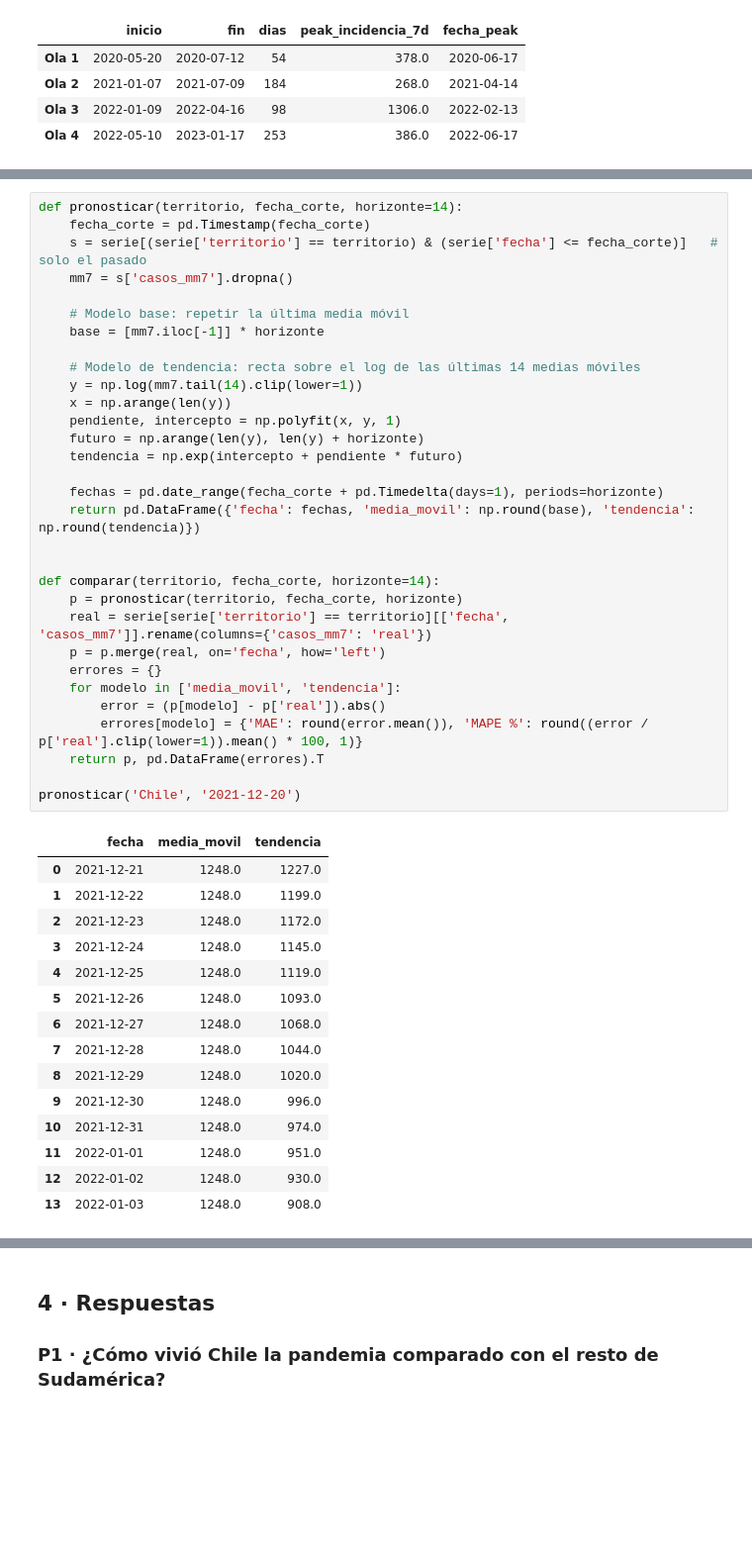
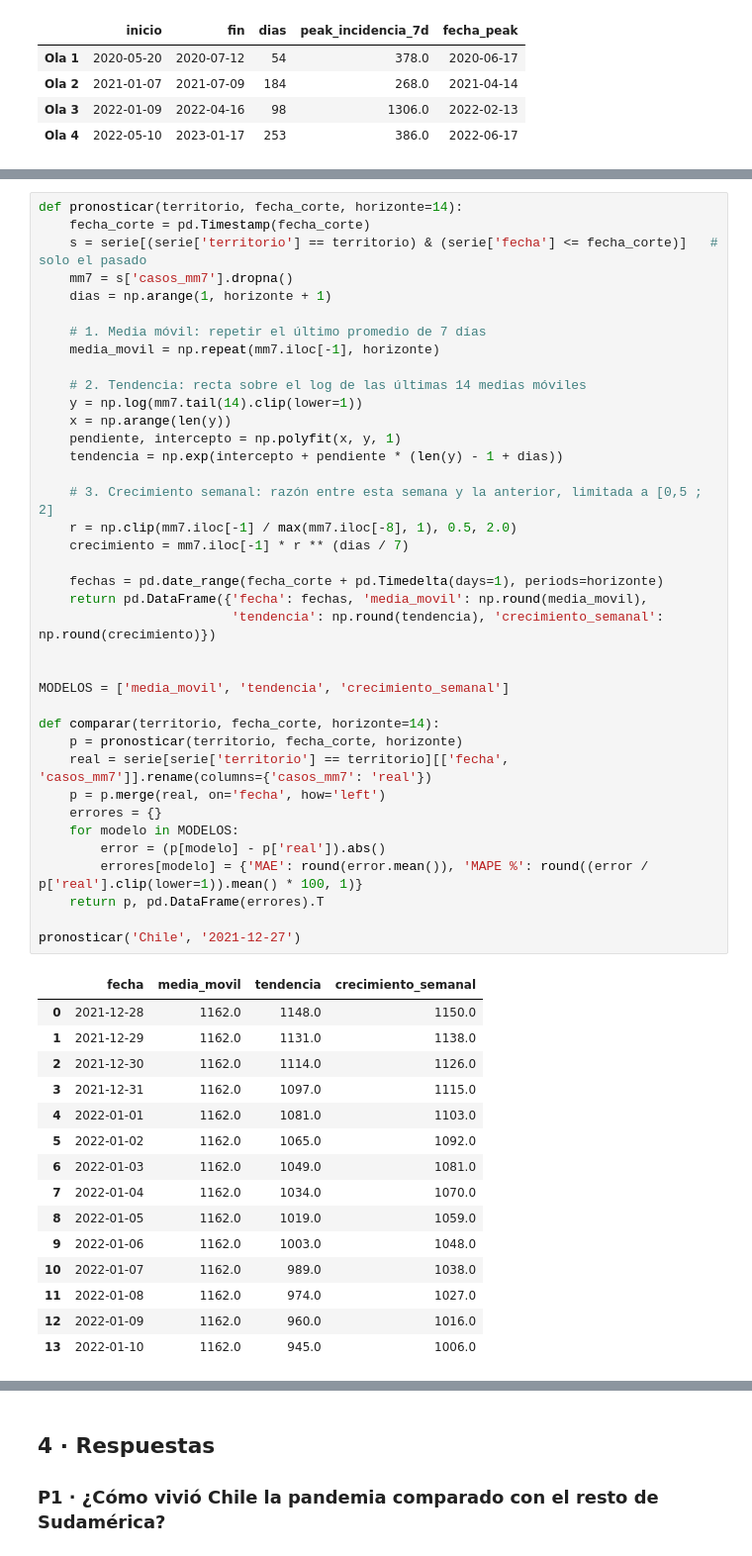
Before and after one commit to facuna-m/proyecto-gestion-datos-2026, a Jupyter notebook: notebooks/04_analisis_prediccion.ipynb, the cells around one changed output, grey strips where cells are left out. Shown at 99% size. Cells and saved outputs as stored; diff of their text form; blank space fills up the shorter version.

```diff
--- a/notebooks/04_analisis_prediccion.ipynb
+++ b/notebooks/04_analisis_prediccion.ipynb
@@ -236,48 +285,55 @@ Para evaluar, `comparar()` pone al lado lo que **realmente pasó** y calcula MAE
 # %%
 def pronosticar(territorio, fecha_corte, horizonte=14):
     fecha_corte = pd.Timestamp(fecha_corte)
     s = serie[(serie['territorio'] == territorio) & (serie['fecha'] <= fecha_corte)]   # solo el pasado
     mm7 = s['casos_mm7'].dropna()
+    dias = np.arange(1, horizonte + 1)
 
-    # Modelo base: repetir la última media móvil
-    base = [mm7.iloc[-1]] * horizonte
+    # 1. Media móvil: repetir el último promedio de 7 días
+    media_movil = np.repeat(mm7.iloc[-1], horizonte)
 
-    # Modelo de tendencia: recta sobre el log de las últimas 14 medias móviles
+    # 2. Tendencia: recta sobre el log de las últimas 14 medias móviles
     y = np.log(mm7.tail(14).clip(lower=1))
     x = np.arange(len(y))
     pendiente, intercepto = np.polyfit(x, y, 1)
-    futuro = np.arange(len(y), len(y) + horizonte)
-    tendencia = np.exp(intercepto + pendiente * futuro)
+    tendencia = np.exp(intercepto + pendiente * (len(y) - 1 + dias))
+
+    # 3. Crecimiento semanal: razón entre esta semana y la anterior, limitada a [0,5 ; 2]
+    r = np.clip(mm7.iloc[-1] / max(mm7.iloc[-8], 1), 0.5, 2.0)
+    crecimiento = mm7.iloc[-1] * r ** (dias / 7)
 
     fechas = pd.date_range(fecha_corte + pd.Timedelta(days=1), periods=horizonte)
-    return pd.DataFrame({'fecha': fechas, 'media_movil': np.round(base), 'tendencia': np.round(tendencia)})
+    return pd.DataFrame({'fecha': fechas, 'media_movil': np.round(media_movil),
+                         'tendencia': np.round(tendencia), 'crecimiento_semanal': np.round(crecimiento)})
 
+
+MODELOS = ['media_movil', 'tendencia', 'crecimiento_semanal']
 
 def comparar(territorio, fecha_corte, horizonte=14):
     p = pronosticar(territorio, fecha_corte, horizonte)
     real = serie[serie['territorio'] == territorio][['fecha', 'casos_mm7']].rename(columns={'casos_mm7': 'real'})
     p = p.merge(real, on='fecha', how='left')
     errores = {}
-    for modelo in ['media_movil', 'tendencia']:
+    for modelo in MODELOS:
         error = (p[modelo] - p['real']).abs()
         errores[modelo] = {'MAE': round(error.mean()), 'MAPE %': round((error / p['real'].clip(lower=1)).mean() * 100, 1)}
     return p, pd.DataFrame(errores).T
 
-pronosticar('Chile', '2021-12-20')
+pronosticar('Chile', '2021-12-27')
 # %% [output]
-|  | fecha | media_movil | tendencia |
-| 0 | 2021-12-21 | 1248.0 | 1227.0 |
-| 1 | 2021-12-22 | 1248.0 | 1199.0 |
-| 2 | 2021-12-23 | 1248.0 | 1172.0 |
-| 3 | 2021-12-24 | 1248.0 | 1145.0 |
-| 4 | 2021-12-25 | 1248.0 | 1119.0 |
-| 5 | 2021-12-26 | 1248.0 | 1093.0 |
-| 6 | 2021-12-27 | 1248.0 | 1068.0 |
-| 7 | 2021-12-28 | 1248.0 | 1044.0 |
-| 8 | 2021-12-29 | 1248.0 | 1020.0 |
-| 9 | 2021-12-30 | 1248.0 | 996.0 |
-| 10 | 2021-12-31 | 1248.0 | 974.0 |
-| 11 | 2022-01-01 | 1248.0 | 951.0 |
-| 12 | 2022-01-02 | 1248.0 | 930.0 |
-| 13 | 2022-01-03 | 1248.0 | 908.0 |
+|  | fecha | media_movil | tendencia | crecimiento_semanal |
+| 0 | 2021-12-28 | 1162.0 | 1148.0 | 1150.0 |
+| 1 | 2021-12-29 | 1162.0 | 1131.0 | 1138.0 |
+| 2 | 2021-12-30 | 1162.0 | 1114.0 | 1126.0 |
+| 3 | 2021-12-31 | 1162.0 | 1097.0 | 1115.0 |
+| 4 | 2022-01-01 | 1162.0 | 1081.0 | 1103.0 |
+| 5 | 2022-01-02 | 1162.0 | 1065.0 | 1092.0 |
+| 6 | 2022-01-03 | 1162.0 | 1049.0 | 1081.0 |
+| 7 | 2022-01-04 | 1162.0 | 1034.0 | 1070.0 |
+| 8 | 2022-01-05 | 1162.0 | 1019.0 | 1059.0 |
+| 9 | 2022-01-06 | 1162.0 | 1003.0 | 1048.0 |
+| 10 | 2022-01-07 | 1162.0 | 989.0 | 1038.0 |
+| 11 | 2022-01-08 | 1162.0 | 974.0 | 1027.0 |
+| 12 | 2022-01-09 | 1162.0 | 960.0 | 1016.0 |
+| 13 | 2022-01-10 | 1162.0 | 945.0 | 1006.0 |
 # %%
```
Also changed, not shown: parts of 25 cells of this notebook, 4 other files.
